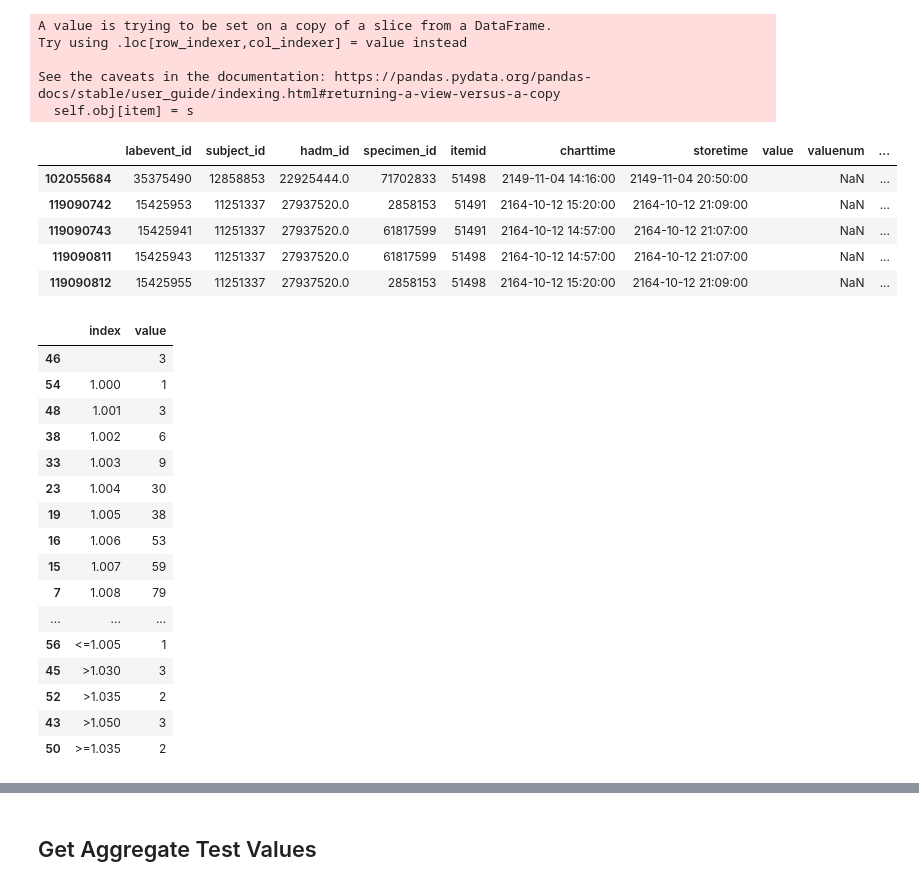
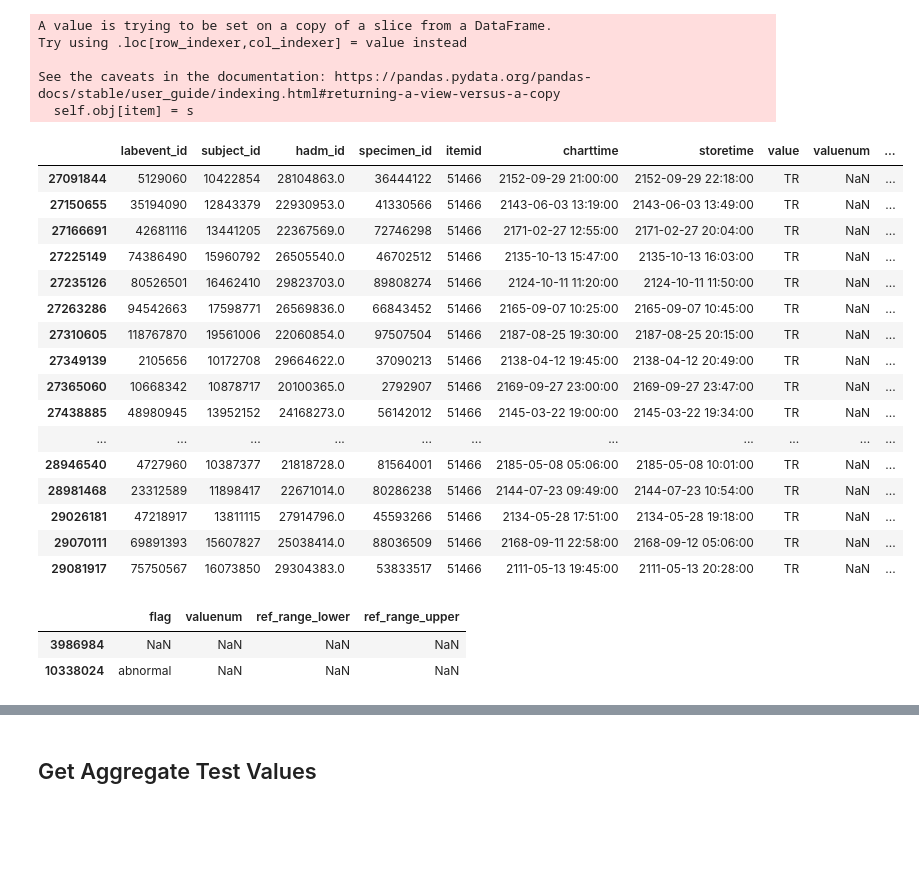
Before and after one commit to brandoncryu/disease_prediction, a Jupyter notebook: Generate Sample Patients.ipynb, the cells around one changed output, grey strips where cells are left out. Drawn from its saved outputs; the diff is of its cells as text; code cells hidden in the pictures; blank space fills up the shorter version.

Commit message:
Update for urine tests

```diff
--- a/Generate Sample Patients.ipynb
+++ b/Generate Sample Patients.ipynb
@@ -162,9 +162,9 @@ Name: subject_id, dtype: int64
 # %% [markdown]
 Item Black List
 # %%
-item_black_list = [50920, 51466, 51486, 51487, 51464, 51484, 51478, 51514, 51492, 51506]
+item_black_list = [50920, 51486, 51487, 51464, 51484, 51478, 51514, 51492, 51506]
 # 50920 - test results are text in comments - need to come back and figure out how to handle this
-# 51466 - measures blood in urine; value and comments sometimes differ; need to add mapping
+### 51466 - measures blood in urine; value and comments sometimes differ;
 # 51486 - same as above, leukocytes in the urine
 # 51487 - same as above, nitrite in the urine
 # 51464 - same as above, bilirubin in the urine
@@ -176,7 +176,7 @@ item_black_list = [50920, 51466, 51486, 51487, 51464, 51484, 51478, 51514, 51492
 # %% [markdown]
 Take only the X most commonly performed tests
 # %%
-top_test_num = 30
+top_test_num = 31
 
 lab_events_valid = lab_events_sampled[~lab_events_sampled['itemid'].isin(item_black_list)]
 
@@ -186,6 +186,7 @@ itemid_sub_sample = lab_events_valid[lab_events_valid['subject_id'].isin(list(ad
 # itemid_sub_sample = lab_events_sampled.groupby('itemid')['subject_id'].nunique().sort_values(ascending = False).head(top_test_num).reset_index().rename(columns = {'index' : 'itemid'}).itemid.to_list()
 
 lab_events_sampled_sub = lab_events_sampled[lab_events_sampled['itemid'].isin(itemid_sub_sample)]
+# lab_events_sampled_sub = lab_events_sampled[lab_events_sampled['itemid'].isin([51466])]
 
 lab_events_sampled_sub
 # %% [output]
@@ -262,34 +263,44 @@ See the caveats in the documentation: https://pandas.pydata.org/pandas-docs/stab
 # %%
 # Used to investigate bad data
 
-lab_events_sampled_sub[lab_events_sampled_sub['value'] == ' ']
+lab_events_sampled_sub[lab_events_sampled_sub['value'] == 'TR']
 # %% [output]
 |  | labevent_id | subject_id | hadm_id | specimen_id | itemid | charttime | storetime | value | valuenum | ... |
-| 102055684 | 35375490 | 12858853 | 22925444.0 | 71702833 | 51498 | 2149-11-04 14:16:00 | 2149-11-04 20:50:00 |  | NaN | ... |
-| 119090742 | 15425953 | 11251337 | 27937520.0 | 2858153 | 51491 | 2164-10-12 15:20:00 | 2164-10-12 21:09:00 |  | NaN | ... |
-| 119090743 | 15425941 | 11251337 | 27937520.0 | 61817599 | 51491 | 2164-10-12 14:57:00 | 2164-10-12 21:07:00 |  | NaN | ... |
-| 119090811 | 15425943 | 11251337 | 27937520.0 | 61817599 | 51498 | 2164-10-12 14:57:00 | 2164-10-12 21:07:00 |  | NaN | ... |
-| 119090812 | 15425955 | 11251337 | 27937520.0 | 2858153 | 51498 | 2164-10-12 15:20:00 | 2164-10-12 21:09:00 |  | NaN | ... |
+| 27091844 | 5129060 | 10422854 | 28104863.0 | 36444122 | 51466 | 2152-09-29 21:00:00 | 2152-09-29 22:18:00 | TR | NaN | ... |
+| 27150655 | 35194090 | 12843379 | 22930953.0 | 41330566 | 51466 | 2143-06-03 13:19:00 | 2143-06-03 13:49:00 | TR | NaN | ... |
+| 27166691 | 42681116 | 13441205 | 22367569.0 | 72746298 | 51466 | 2171-02-27 12:55:00 | 2171-02-27 20:04:00 | TR | NaN | ... |
+| 27225149 | 74386490 | 15960792 | 26505540.0 | 46702512 | 51466 | 2135-10-13 15:47:00 | 2135-10-13 16:03:00 | TR | NaN | ... |
+| 27235126 | 80526501 | 16462410 | 29823703.0 | 89808274 | 51466 | 2124-10-11 11:20:00 | 2124-10-11 11:50:00 | TR | NaN | ... |
+| 27263286 | 94542663 | 17598771 | 26569836.0 | 66843452 | 51466 | 2165-09-07 10:25:00 | 2165-09-07 10:45:00 | TR | NaN | ... |
+| 27310605 | 118767870 | 19561006 | 22060854.0 | 97507504 | 51466 | 2187-08-25 19:30:00 | 2187-08-25 20:15:00 | TR | NaN | ... |
+| 27349139 | 2105656 | 10172708 | 29664622.0 | 37090213 | 51466 | 2138-04-12 19:45:00 | 2138-04-12 20:49:00 | TR | NaN | ... |
+| 27365060 | 10668342 | 10878717 | 20100365.0 | 2792907 | 51466 | 2169-09-27 23:00:00 | 2169-09-27 23:47:00 | TR | NaN | ... |
+| 27438885 | 48980945 | 13952152 | 24168273.0 | 56142012 | 51466 | 2145-03-22 19:00:00 | 2145-03-22 19:34:00 | TR | NaN | ... |
+| ... | ... | ... | ... | ... | ... | ... | ... | ... | ... | ... |
+| 28946540 | 4727960 | 10387377 | 21818728.0 | 81564001 | 51466 | 2185-05-08 05:06:00 | 2185-05-08 10:01:00 | TR | NaN | ... |
+| 28981468 | 23312589 | 11898417 | 22671014.0 | 80286238 | 51466 | 2144-07-23 09:49:00 | 2144-07-23 10:54:00 | TR | NaN | ... |
+| 29026181 | 47218917 | 13811115 | 27914796.0 | 45593266 | 51466 | 2134-05-28 17:51:00 | 2134-05-28 19:18:00 | TR | NaN | ... |
+| 29070111 | 69891393 | 15607827 | 25038414.0 | 88036509 | 51466 | 2168-09-11 22:58:00 | 2168-09-12 05:06:00 | TR | NaN | ... |
+| 29081917 | 75750567 | 16073850 | 29304383.0 | 53833517 | 51466 | 2111-05-13 19:45:00 | 2111-05-13 20:28:00 | TR | NaN | ... |
-# %%
-# Used to investigate bad data
-pd.set_option('display.max_rows', 60)
-
-lab_events_sampled_sub[lab_events_sampled_sub['itemid'] == 51498].value.value_counts().reset_index().sort_values(by = 'index')
-# %% [output]
-|  | index | value |
-| 46 |  | 3 |
-| 54 | 1.000 | 1 |
-| 48 | 1.001 | 3 |
-| 38 | 1.002 | 6 |
-| 33 | 1.003 | 9 |
-| 23 | 1.004 | 30 |
-| 19 | 1.005 | 38 |
-| 16 | 1.006 | 53 |
-| 15 | 1.007 | 59 |
-| 7 | 1.008 | 79 |
-| ... | ... | ... |
-| 56 | <=1.005 | 1 |
-| 45 | >1.030 | 3 |
-| 52 | >1.035 | 2 |
-| 43 | >1.050 | 3 |
-| 50 | >=1.035 | 2 |
+# %%
+# Used to investigate bad data
+pd.set_option('display.max_rows', 60)
+
+# lab_events_sampled_sub[lab_events_sampled_sub['itemid'] == 51466].value.value_counts().reset_index().sort_values(by = 'index')
+# lab_events_sampled_sub[lab_events_sampled_sub['itemid'] == 51466][['value', 'comments']].drop_duplicates()
+lab_events_sampled_sub[lab_events_sampled_sub['itemid'] == 51466][['flag', 'valuenum', 'ref_range_lower', 'ref_range_upper']].drop_duplicates()
+
+
+# 51466 - measures blood in urine; value and comments sometimes differ; need to add mapping
+# 51486 - same as above, leukocytes in the urine
+# 51487 - same as above, nitrite in the urine
+# 51464 - same as above, bilirubin in the urine
+# 51484 - same as above, ketone in the urine
+# 51478 - same as above, glucose in the urine
+# 51514 - same as above, urobilinogen in the urine
+# 51492 - same as above, protein in the urine
+# 51506 - same as above, urine appearance
+# %% [output]
+|  | flag | valuenum | ref_range_lower | ref_range_upper |
+| 3986984 | NaN | NaN | NaN | NaN |
+| 10338024 | abnormal | NaN | NaN | NaN |
```
Also changed, not shown: parts of 6 cells of this notebook, 1 other file.
